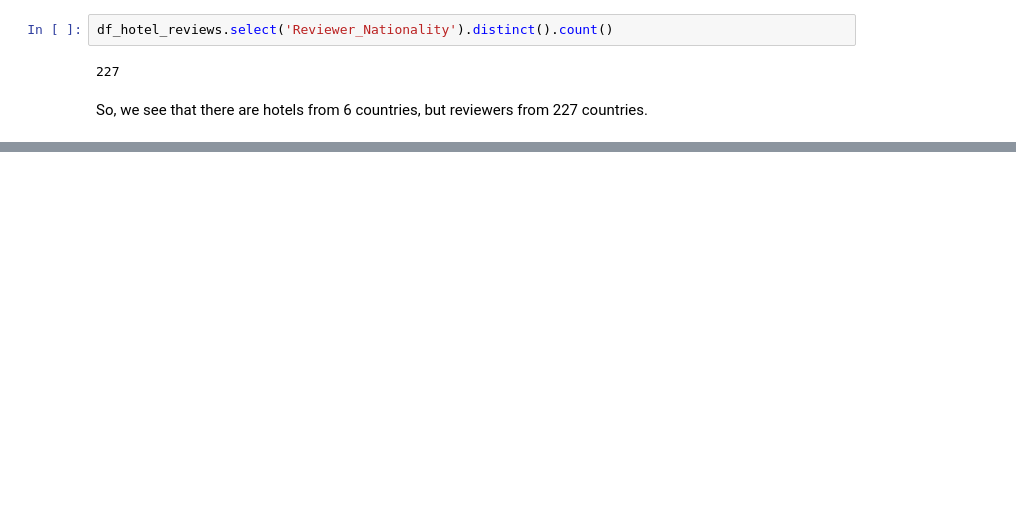
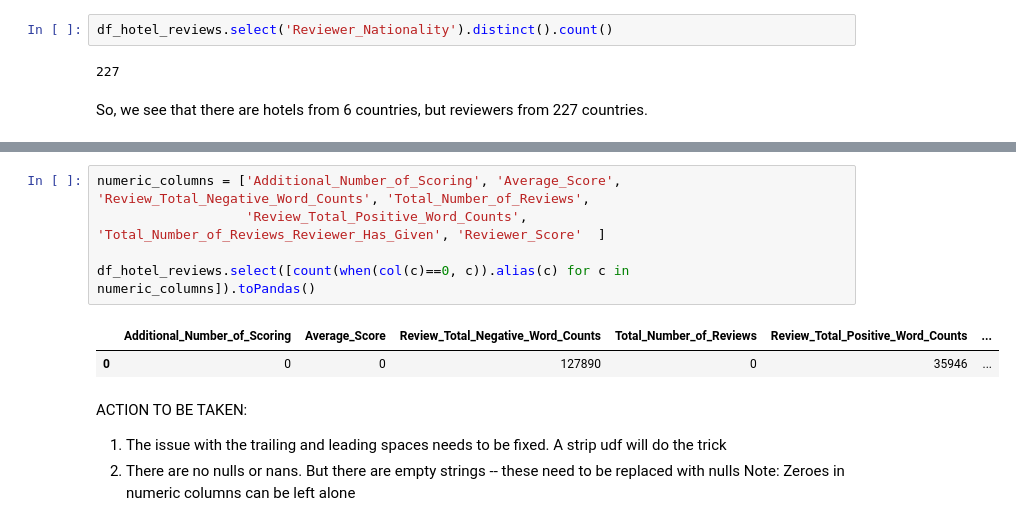
Before and after one commit to ashwath92/hotel-reviews-data-engineering-capstone, a Jupyter notebook: DataExploration/Explore_reviews.ipynb, the cells around one changed output, grey strips where cells are left out. Cells and saved outputs as stored; diff of their text form; blank space fills up the shorter version.

```diff
--- a/DataExploration/Explore_reviews.ipynb
+++ b/DataExploration/Explore_reviews.ipynb
@@ -79,0 +147,13 @@ So, we see that there are hotels from 6 countries, but reviewers from 227 countr
+# %%
+numeric_columns = ['Additional_Number_of_Scoring', 'Average_Score', 'Review_Total_Negative_Word_Counts', 'Total_Number_of_Reviews',
+                   'Review_Total_Positive_Word_Counts', 'Total_Number_of_Reviews_Reviewer_Has_Given', 'Reviewer_Score'  ]
+
+df_hotel_reviews.select([count(when(col(c)==0, c)).alias(c) for c in numeric_columns]).toPandas()
+# %% [output]
+|  | Additional_Number_of_Scoring | Average_Score | Review_Total_Negative_Word_Counts | Total_Number_of_Reviews | Review_Total_Positive_Word_Counts | ... |
+| 0 | 0 | 0 | 127890 | 0 | 35946 | ... |
+# %% [markdown]
+ACTION TO BE TAKEN:
+1. The issue with the trailing and leading spaces needs to be fixed. A strip udf will do the trick
+2. There are no nulls or nans. But there are empty strings -- these need to be replaced with nulls
+Note: Zeroes in numeric columns can be left alone
```
Also changed, not shown: parts of 25 cells of this notebook, 1 other file.
